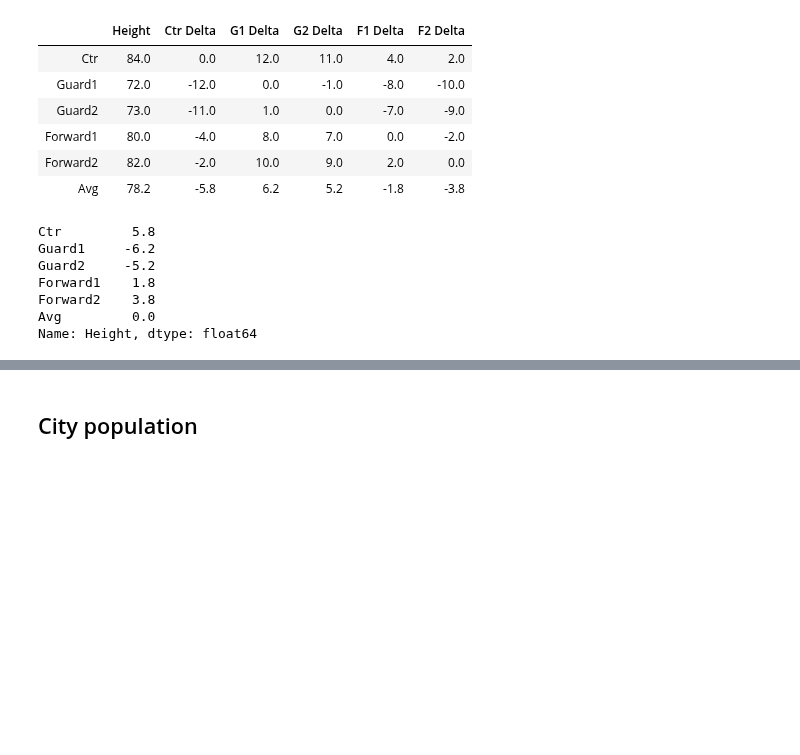
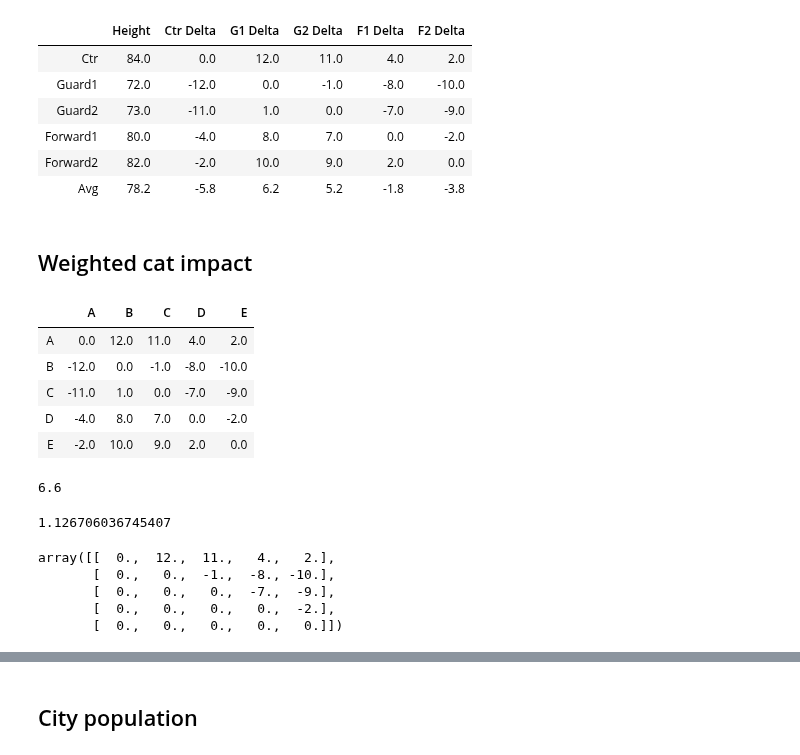
Before and after one commit to parrt/stratx, a Jupyter notebook: notebooks/play.ipynb, the cells around one changed output, grey strips where cells are left out. Saved outputs shown, nothing was run; the diff lists cells and outputs as text; code cells hidden in the pictures; blank space fills up the shorter version.

```diff
--- a/notebooks/play.ipynb
+++ b/notebooks/play.ipynb
@@ -498,13 +498,5 @@ df
 | Forward1 | 80.0 | -4.0 | 8.0 | 7.0 | 0.0 | -2.0 |
 | Forward2 | 82.0 | -2.0 | 10.0 | 9.0 | 2.0 | 0.0 |
 | Avg | 78.2 | -5.8 | 6.2 | 5.2 | -1.8 | -3.8 |
-# %%
-df['Height'] - 78.2
-# %% [output]
-Ctr         5.8
-Guard1     -6.2
-Guard2     -5.2
-Forward1    1.8
-Forward2    3.8
-Avg         0.0
-Name: Height, dtype: float64
+# %% [markdown]
+## Weighted cat impact
@@ -510,0 +528,29 @@ Name: Height, dtype: float64
+# %%
+dy = np.array([0.0,12.0,11.0,4.0,2.0])
+I = np.array([dy, dy - dy[1], dy - dy[2], dy - dy[3], dy - dy[4]])
+I = pd.DataFrame(I, columns=['A','B','C','D','E'], index=['A','B','C','D','E'])
+I
+# %% [output]
+|  | A | B | C | D | E |
+| A | 0.0 | 12.0 | 11.0 | 4.0 | 2.0 |
+| B | -12.0 | 0.0 | -1.0 | -8.0 | -10.0 |
+| C | -11.0 | 1.0 | 0.0 | -7.0 | -9.0 |
+| D | -4.0 | 8.0 | 7.0 | 0.0 | -2.0 |
+| E | -2.0 | 10.0 | 9.0 | 2.0 | 0.0 |
+# %%
+np.sum(np.abs(I.values)) / (25-5)
+# %% [output]
+6.6
+# %%
+w = [100,15,78,910,421]
+np.sum(np.abs(I.values * w)) / ((25-5)*np.sum(w))
+# %% [output]
+1.126706036745407
+# %%
+np.triu(I)
+# %% [output]
+array([[  0.,  12.,  11.,   4.,   2.],
+       [  0.,   0.,  -1.,  -8., -10.],
+       [  0.,   0.,   0.,  -7.,  -9.],
+       [  0.,   0.,   0.,   0.,  -2.],
+       [  0.,   0.,   0.,   0.,   0.]])
```
Also changed, not shown: parts of 8 cells of this notebook, 1 other file.
